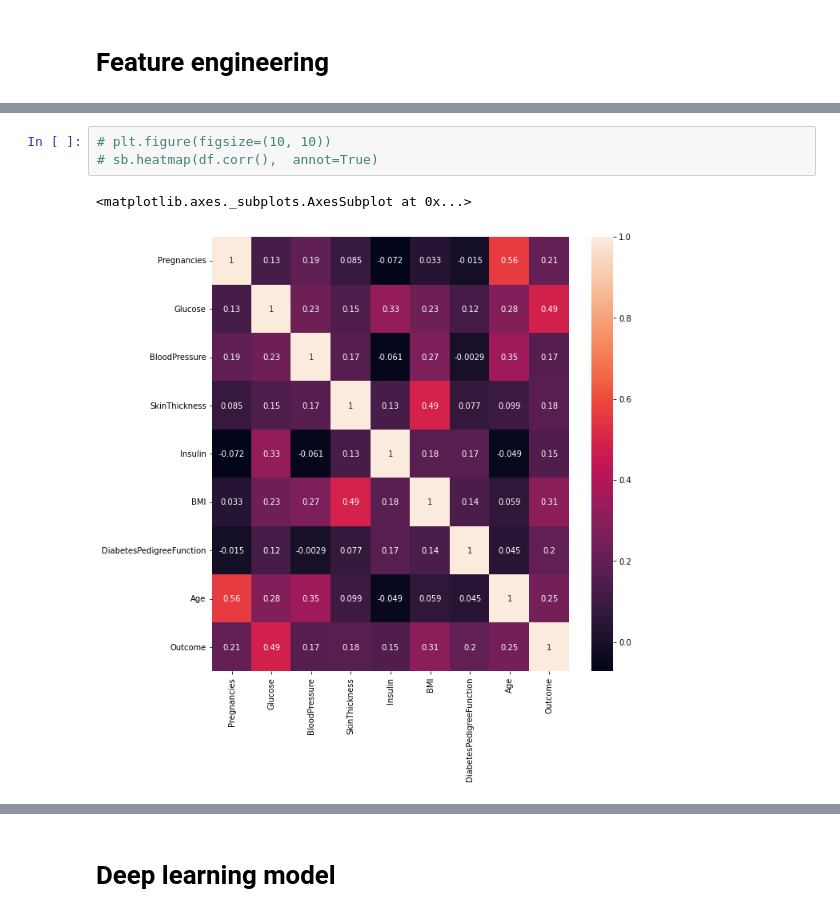
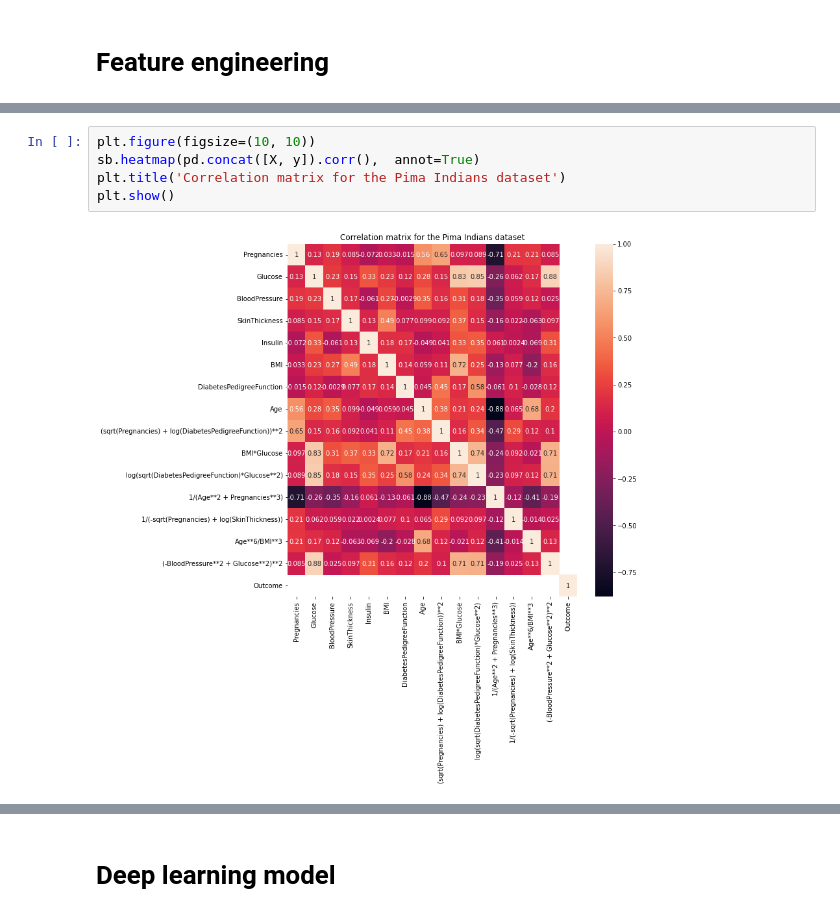
Before and after one commit to ir2718/intro-to-data-science, a Jupyter notebook: uzop_grupni_projekt.ipynb, the cells around one changed output, grey strips where cells are left out. Drawn from its saved outputs; the diff is of its cells as text.

```diff
--- a/uzop_grupni_projekt.ipynb
+++ b/uzop_grupni_projekt.ipynb
@@ -241,6 +281,7 @@ print(y.head())
 # %%
-# plt.figure(figsize=(10, 10))
-# sb.heatmap(df.corr(),  annot=True)
+plt.figure(figsize=(10, 10))
+sb.heatmap(pd.concat([X, y]).corr(),  annot=True)
+plt.title('Correlation matrix for the Pima Indians dataset')
+plt.show()
 # %% [output]
-<matplotlib.axes._subplots.AxesSubplot at 0x...>
-[figure, old version]
+[figure, new version]
```
Also changed, not shown: parts of 111 cells of this notebook.
